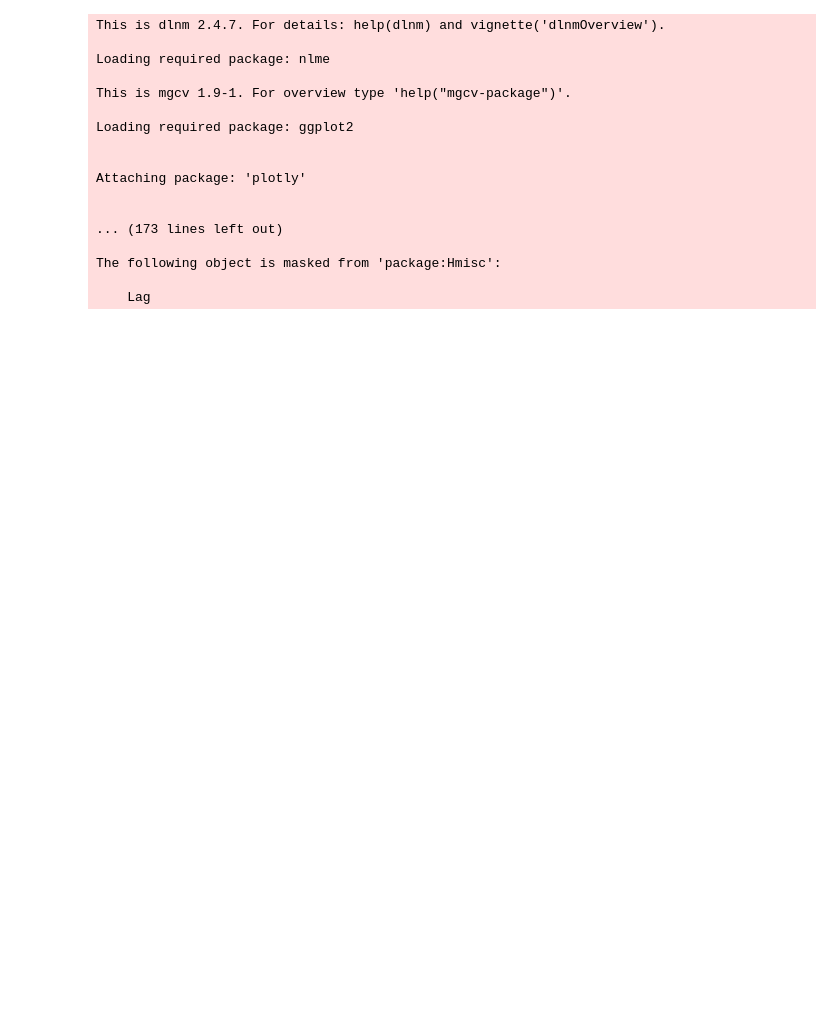
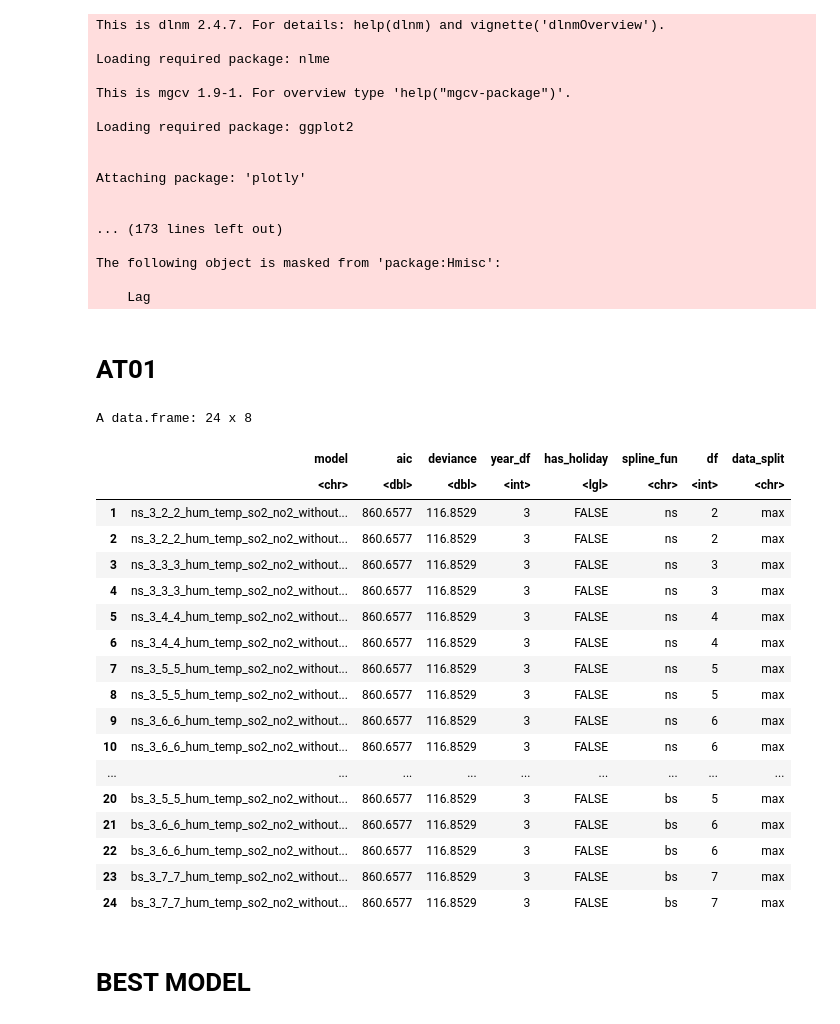
Before and after one commit to zemgabriela/Master_thesis, a Jupyter notebook: DLNM_monthly.ipynb, the cells around one changed output. Drawn from its saved outputs; the diff is of its cells as text; code cells hidden in the pictures; blank space fills up the shorter version.

Commit message:
AT01 - best model selection and diagnostics

```diff
--- a/DLNM_monthly.ipynb
+++ b/DLNM_monthly.ipynb
@@ -38,3 +38,33 @@ Attaching package: 'plotly'
 The following object is masked from 'package:Hmisc':
 
     Lag
+# %% [markdown]
+# AT01
+# %%
+################################################################################
+# READ DATA
+################################################################################
+data <- read.csv("modelling_data/monthly_data.csv")
+dlnm_selection <- head(read.csv("dlnm_tuning/AT01_dlnm_model_selection.csv"),24)
+# %%
+dlnm_selection
+# %% [output]
+A data.frame: 24 x 8
+|  | model | aic | deviance | year_df | has_holiday | spline_fun | df | data_split |
+|  | <chr> | <dbl> | <dbl> | <int> | <lgl> | <chr> | <int> | <chr> |
+| 1 | ns_3_2_2_hum_temp_so2_no2_without... | 860.6577 | 116.8529 | 3 | FALSE | ns | 2 | max |
+| 2 | ns_3_2_2_hum_temp_so2_no2_without... | 860.6577 | 116.8529 | 3 | FALSE | ns | 2 | max |
+| 3 | ns_3_3_3_hum_temp_so2_no2_without... | 860.6577 | 116.8529 | 3 | FALSE | ns | 3 | max |
+| 4 | ns_3_3_3_hum_temp_so2_no2_without... | 860.6577 | 116.8529 | 3 | FALSE | ns | 3 | max |
+| 5 | ns_3_4_4_hum_temp_so2_no2_without... | 860.6577 | 116.8529 | 3 | FALSE | ns | 4 | max |
+| 6 | ns_3_4_4_hum_temp_so2_no2_without... | 860.6577 | 116.8529 | 3 | FALSE | ns | 4 | max |
+| 7 | ns_3_5_5_hum_temp_so2_no2_without... | 860.6577 | 116.8529 | 3 | FALSE | ns | 5 | max |
+| 8 | ns_3_5_5_hum_temp_so2_no2_without... | 860.6577 | 116.8529 | 3 | FALSE | ns | 5 | max |
+| 9 | ns_3_6_6_hum_temp_so2_no2_without... | 860.6577 | 116.8529 | 3 | FALSE | ns | 6 | max |
+| 10 | ns_3_6_6_hum_temp_so2_no2_without... | 860.6577 | 116.8529 | 3 | FALSE | ns | 6 | max |
+| ... | ... | ... | ... | ... | ... | ... | ... | ... |
+| 20 | bs_3_5_5_hum_temp_so2_no2_without... | 860.6577 | 116.8529 | 3 | FALSE | bs | 5 | max |
+| 21 | bs_3_6_6_hum_temp_so2_no2_without... | 860.6577 | 116.8529 | 3 | FALSE | bs | 6 | max |
+| 22 | bs_3_6_6_hum_temp_so2_no2_without... | 860.6577 | 116.8529 | 3 | FALSE | bs | 6 | max |
+| 23 | bs_3_7_7_hum_temp_so2_no2_without... | 860.6577 | 116.8529 | 3 | FALSE | bs | 7 | max |
+| 24 | bs_3_7_7_hum_temp_so2_no2_without... | 860.6577 | 116.8529 | 3 | FALSE | bs | 7 | max |
@@ -40,0 +241,2 @@ The following object is masked from 'package:Hmisc':
+# %% [markdown]
+# BEST MODEL
```
Also changed, not shown: parts of 8 cells of this notebook.
